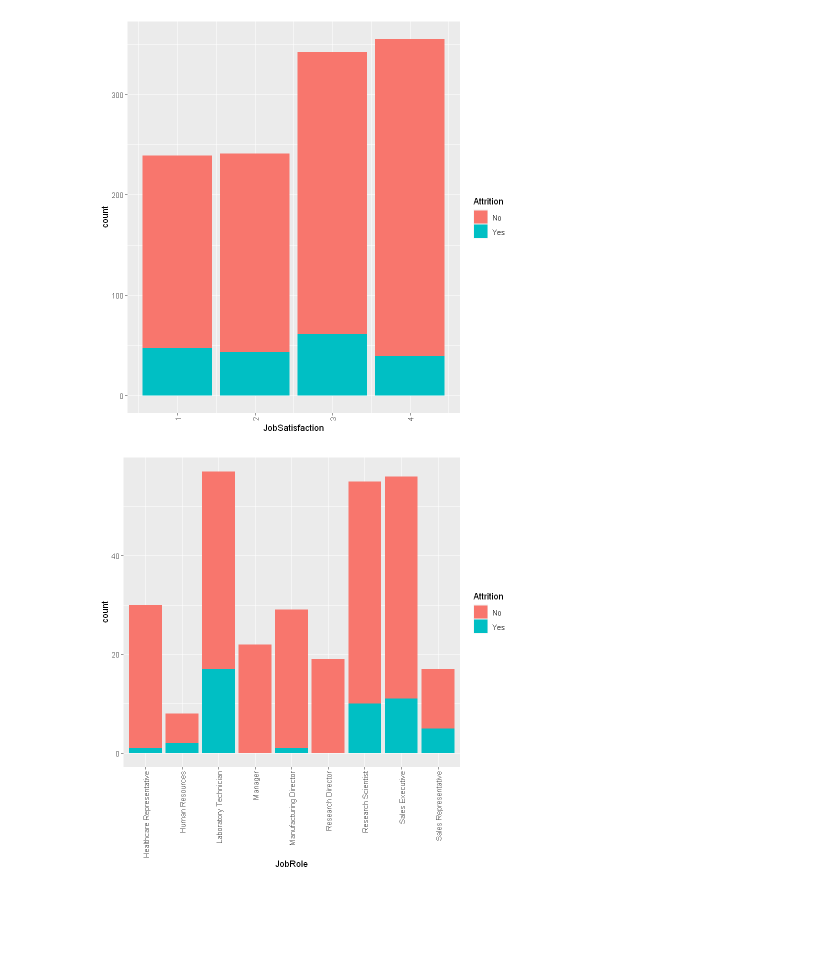
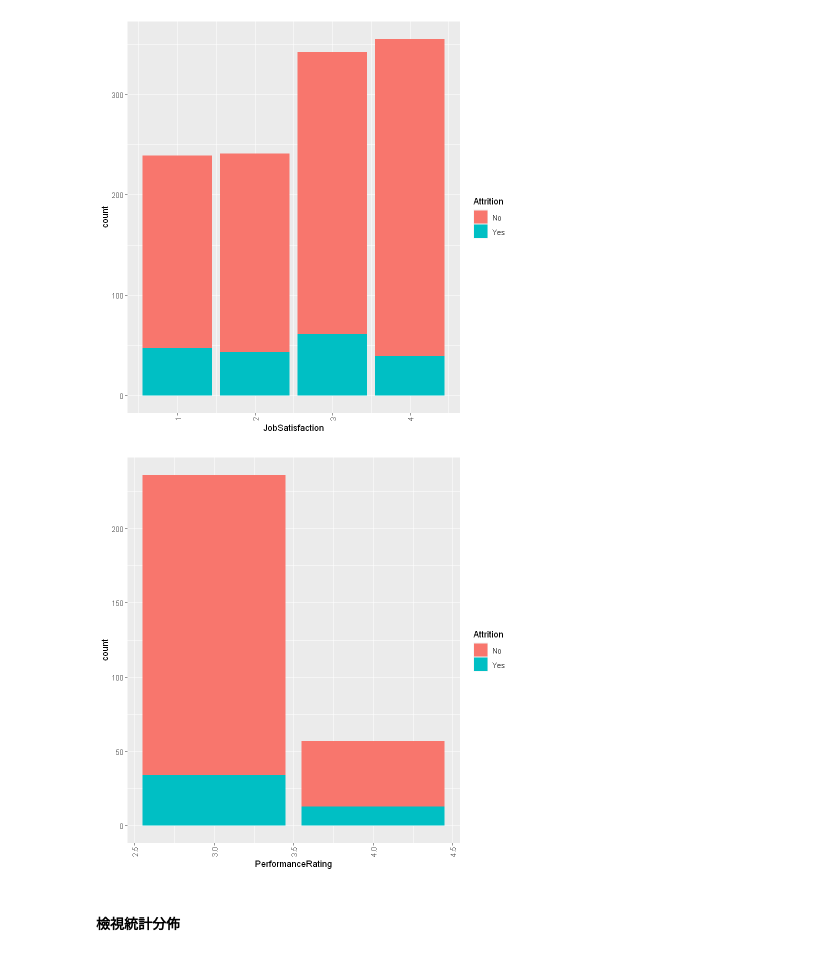
Before and after one commit to cchuang1024/nccu-data-mining, a Jupyter notebook: HW2_R.ipynb, the cells around one changed output. Drawn from its saved outputs; the diff is of its cells as text; code cells hidden in the pictures; blank space fills up the shorter version.

```diff
--- a/HW2_R.ipynb
+++ b/HW2_R.ipynb
@@ -61,6 +73,8 @@ ggplot(df.train, aes(x = JobSatisfaction, fill = Attrition)) + geom_bar() + them
 # %% [output]
 [figure]
 # %%
-ggplot(df.test, aes(x = JobRole, fill = Attrition)) + geom_bar() + theme(axis.text.x = element_text(angle = 90, vjust = 0.5, hjust=1))
+ggplot(df.test, aes(x = PerformanceRating, fill = Attrition)) + geom_bar() + theme(axis.text.x = element_text(angle = 90, vjust = 0.5, hjust=1))
 # %% [output]
-[figure, old version]
+[figure, new version]
+# %% [markdown]
+#### 檢視統計分佈
```
Also changed, not shown: parts of 48 cells of this notebook, 1 other file.
